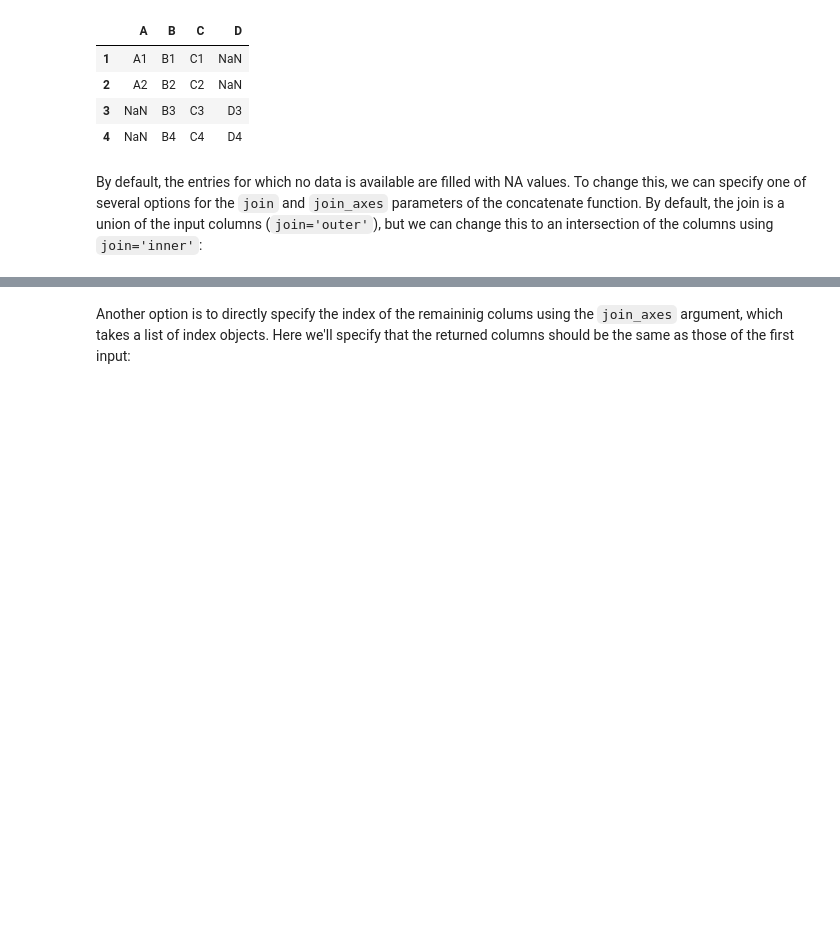
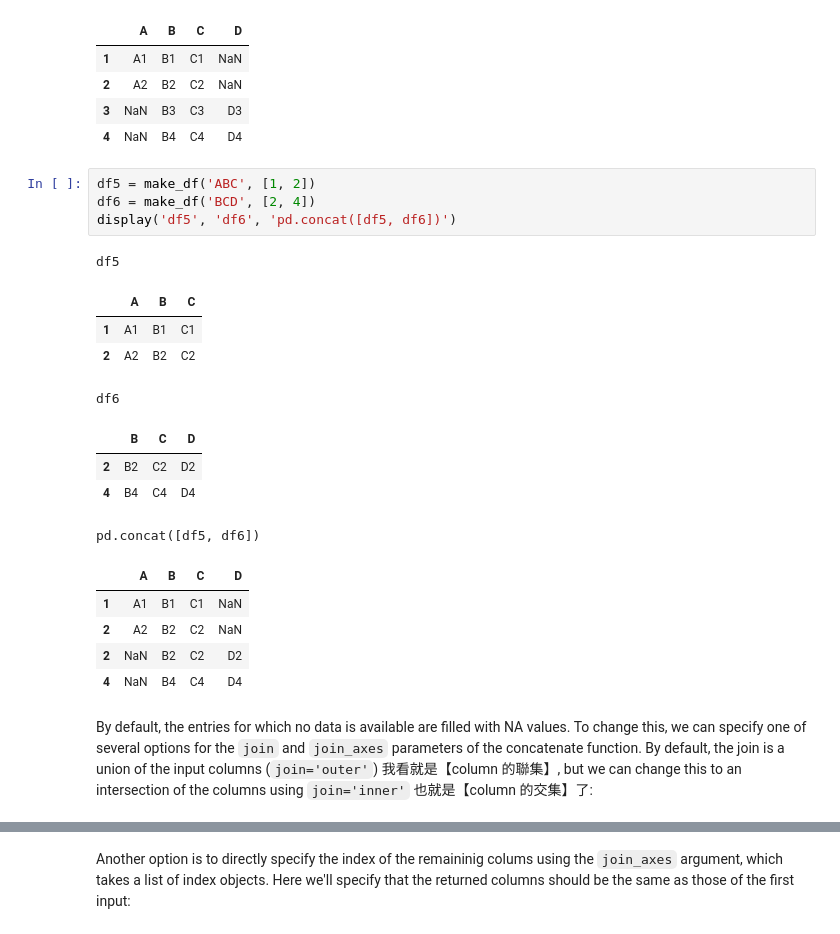
Before and after one commit to hcchengithub/PythonDataScienceHandbook, a Jupyter notebook: notebooks/03.06-Concat-And-Append.ipynb, the cells around one changed output, grey strips where cells are left out. Cells and saved outputs as stored; diff of their text form; blank space fills up the shorter version.

```diff
--- a/notebooks/03.06-Concat-And-Append.ipynb
+++ b/notebooks/03.06-Concat-And-Append.ipynb
@@ -297,10 +297,29 @@ pd.concat([df5, df6])
 | 2 | A2 | B2 | C2 | NaN |
 | 3 | NaN | B3 | C3 | D3 |
 | 4 | NaN | B4 | C4 | D4 |
+# %%
+df5 = make_df('ABC', [1, 2])
+df6 = make_df('BCD', [2, 4])
+display('df5', 'df6', 'pd.concat([df5, df6])')
+# %% [output]
+df5
+|  | A | B | C |
+| 1 | A1 | B1 | C1 |
+| 2 | A2 | B2 | C2 |
+df6
+|  | B | C | D |
+| 2 | B2 | C2 | D2 |
+| 4 | B4 | C4 | D4 |
+pd.concat([df5, df6])
+|  | A | B | C | D |
+| 1 | A1 | B1 | C1 | NaN |
+| 2 | A2 | B2 | C2 | NaN |
+| 2 | NaN | B2 | C2 | D2 |
+| 4 | NaN | B4 | C4 | D4 |
 # %% [markdown]
 By default, the entries for which no data is available are filled with NA values.
 To change this, we can specify one of several options for the ``join`` and ``join_axes`` parameters of the concatenate function.
-By default, the join is a union of the input columns (``join='outer'``), but we can change this to an intersection of the columns using ``join='inner'``:
+By default, the join is a union of the input columns (``join='outer'``) 我看就是【column 的聯集】, but we can change this to an intersection of the columns using ``join='inner'`` 也就是【column 的交集】了:
 # %%
 display('df5', 'df6',
         "pd.concat([df5, df6], join='inner')")
```
Also changed, not shown: parts of 5 cells of this notebook, 1 other file.
